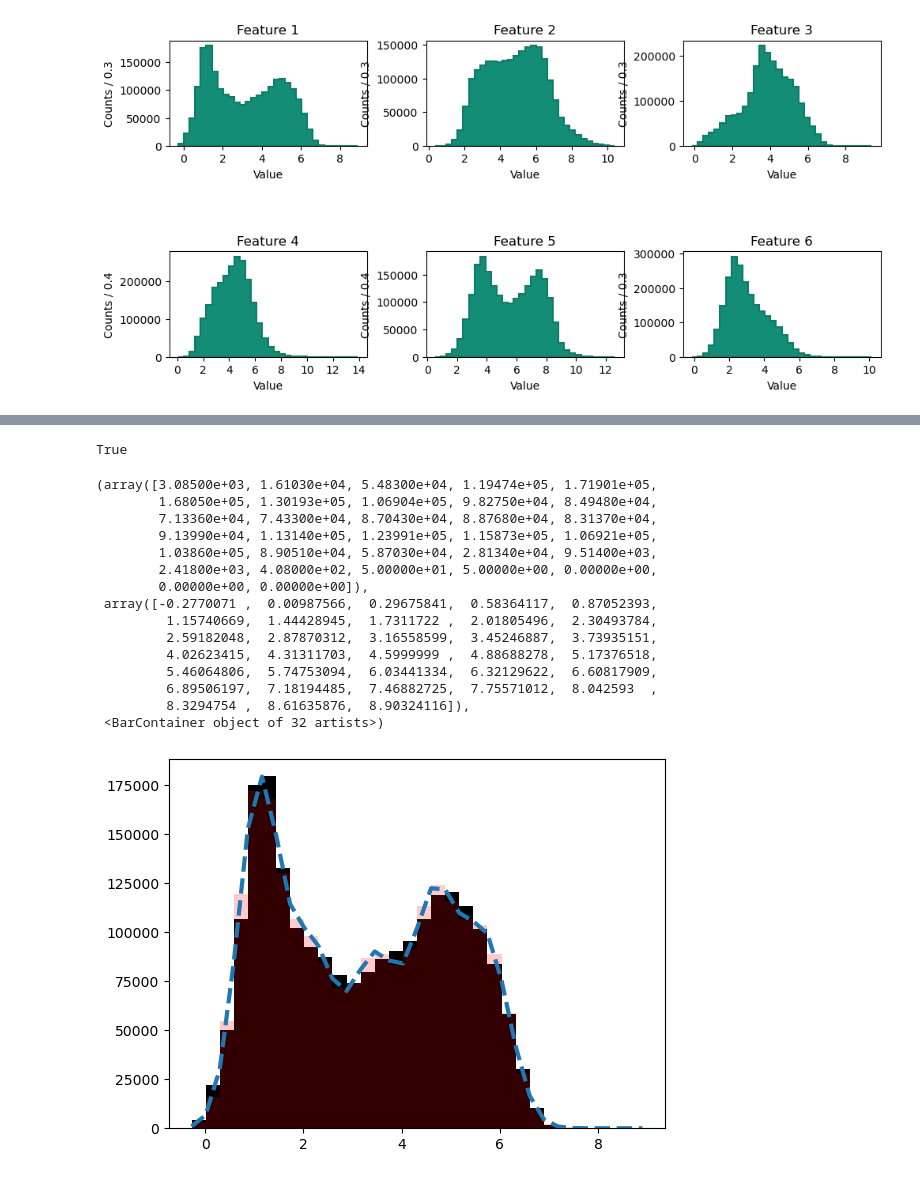
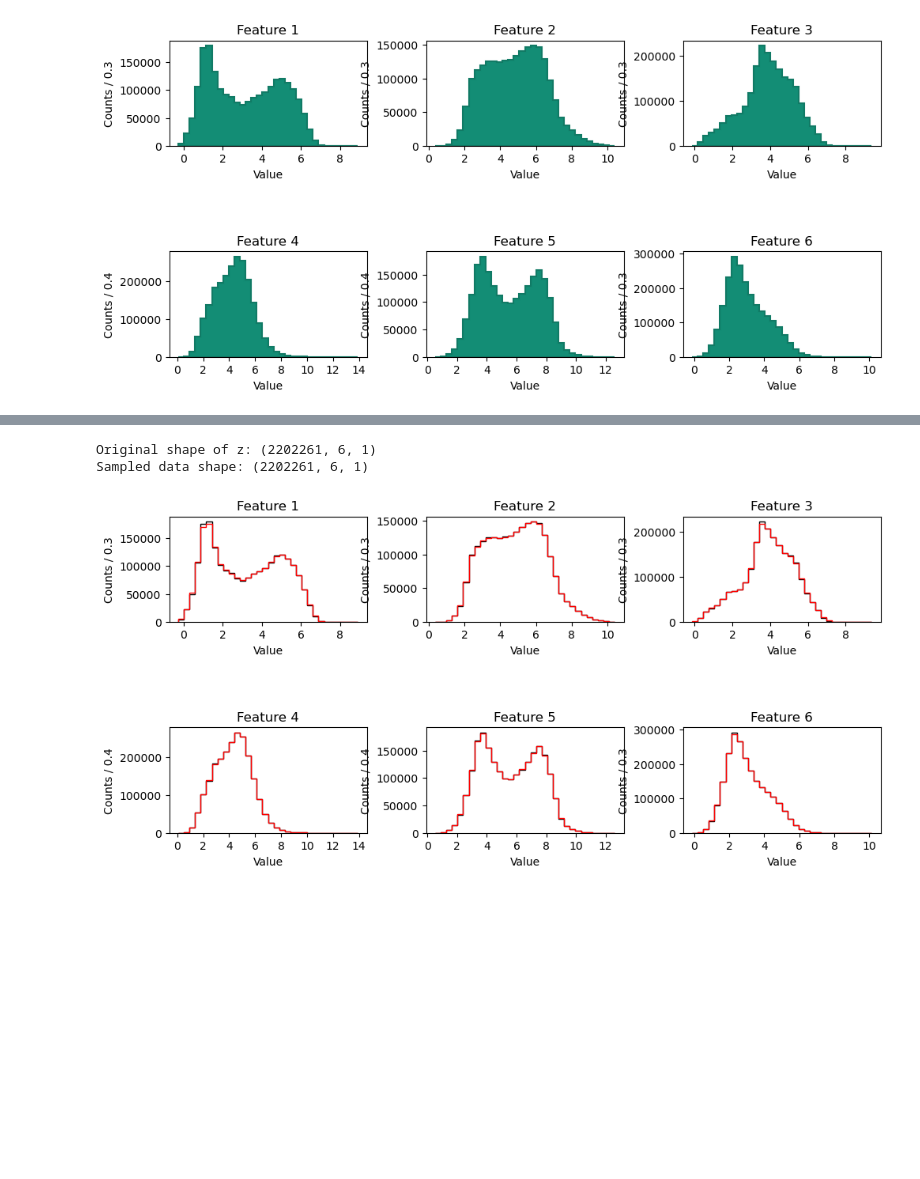
Before and after one commit to javivilladamigo/euclidean-multijet, a Jupyter notebook: python/analysis/fitting-activations_1Dmarginals.ipynb, the cells around one changed output, grey strips where cells are left out. Drawn from its saved outputs; the diff is of its cells as text; code cells hidden in the pictures; blank space fills up the shorter version.

```diff
--- a/python/analysis/fitting-activations_1Dmarginals.ipynb
+++ b/python/analysis/fitting-activations_1Dmarginals.ipynb
@@ -145,32 +65,0 @@ sampled_values = np.random.normal(mus, std_devs)
-# %%
-len(sampled_values) == len(z[:,0])
-# %% [output]
-True
-# %%
-h, b, _ = plt.hist(z[:,0], density=False, color='black', bins=32)
-y_axs = []
-for i in range(n_opt):
-  y_axs.append(np.sum(h*(b[1:]-b[:-1]))*norm.pdf(b, float(means[i][0]), np.sqrt(float(covs[i][0][0])))*weights[i]) # ith gaussian
-  axs[0,0].plot(b, y_axs[i], lw=3)
-axs[0,0].plot(b, np.sum(y_axs, axis = 0), lw=3, ls='dashed')
-
-
-plt.plot(b, np.sum(y_axs, axis = 0), lw=3, ls='dashed')
-plt.hist(sampled_values, bins = b, color = "red", density = False, alpha = 0.2)
-# %% [output]
-(array([3.08500e+03, 1.61030e+04, 5.48300e+04, 1.19474e+05, 1.71901e+05,
-        1.68050e+05, 1.30193e+05, 1.06904e+05, 9.82750e+04, 8.49480e+04,
-        7.13360e+04, 7.43300e+04, 8.70430e+04, 8.87680e+04, 8.31370e+04,
-        9.13990e+04, 1.13140e+05, 1.23991e+05, 1.15873e+05, 1.06921e+05,
-        1.03860e+05, 8.90510e+04, 5.87030e+04, 2.81340e+04, 9.51400e+03,
-        2.41800e+03, 4.08000e+02, 5.00000e+01, 5.00000e+00, 0.00000e+00,
-        0.00000e+00, 0.00000e+00]),
- array([-0.2770071 ,  0.00987566,  0.29675841,  0.58364117,  0.87052393,
-         1.15740669,  1.44428945,  1.7311722 ,  2.01805496,  2.30493784,
-         2.59182048,  2.87870312,  3.16558599,  3.45246887,  3.73935151,
-         4.02623415,  4.31311703,  4.5999999 ,  4.88688278,  5.17376518,
-         5.46064806,  5.74753094,  6.03441334,  6.32129622,  6.60817909,
-         6.89506197,  7.18194485,  7.46882725,  7.75571012,  8.042593  ,
-         8.3294754 ,  8.61635876,  8.90324116]),
- <BarContainer object of 32 artists>)
-[figure, removed]
@@ -176,0 +162,44 @@ plt.hist(sampled_values, bins = b, color = "red", density = False, alpha = 0.2)
+# %%
+## using neighbors
+from sklearn.neighbors import KernelDensity
+
+
+# Flatten the data to perform KDE
+flattened_z = z.reshape(-1, 6)
+
+# Create the Kernel Density Estimation model with the Gaussian kernel
+kde = KernelDensity(kernel='gaussian', bandwidth=0.1)
+kde.fit(flattened_z)
+
+# Generate a new sample from the density-weighted distribution
+num_samples = z.shape[0]  # Number of samples to generate
+sampled_data = kde.sample(num_samples)
+
+# Reshape the sampled data back to the original shape
+sampled_data = sampled_data.reshape(num_samples, 6, 1)
+
+print("Original shape of z:", z.shape)
+print("Sampled data shape:", sampled_data.shape)
+# %% [output]
+Original shape of z: (2202261, 6, 1)
+Sampled data shape: (2202261, 6, 1)
+# %%
+# plots
+fig, axs = plt.subplots(num_rows, num_cols, figsize=(10,5))
+#fig.suptitle(f"Histograms of {dimension} Different Features", fontsize=16)
+axs = axs.flatten()
+h, bins = np.zeros_like(axs), np.zeros_like(axs)
+
+for i in range(dimension):
+    ax = axs[i]
+    ax.xaxis.set_major_locator(ticker.MaxNLocator(integer=True))
+    h[i], bins[i], _ = ax.hist(z[:,i], density=False, color='black', bins=32, histtype = 'step')
+    ax.hist(sampled_data[:,i], density=False, color='red', bins=bins[i], histtype = 'step')
+    ax.set_title(f"Feature {i+1}")
+    ax.set_xlabel("Value")
+    ax.set_ylabel(f"Counts / {(bins[i][1]-bins[i][0]):.1f}")
+
+# layout
+fig.subplots_adjust(left=0.05, bottom=0.1, right=0.95, top=0.9, wspace=0.3, hspace = 1.)
+# %% [output]
+[figure, added]
```
Also changed, not shown: parts of 10 cells of this notebook.
